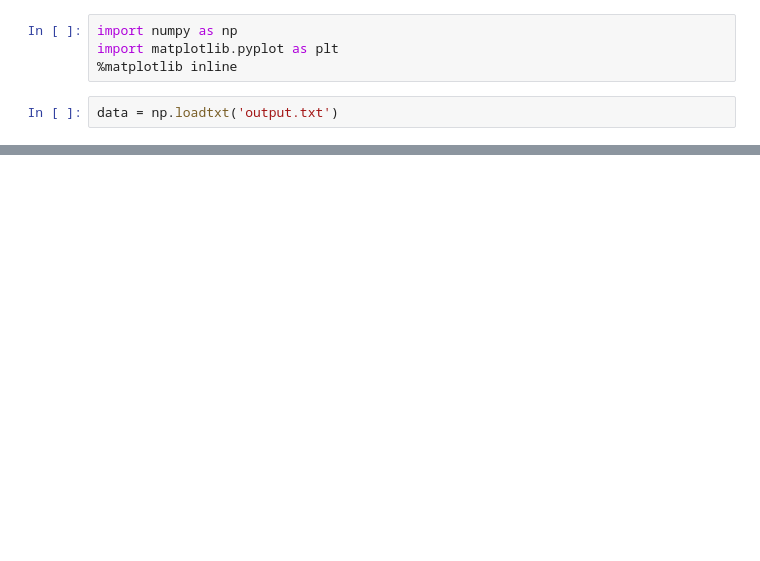
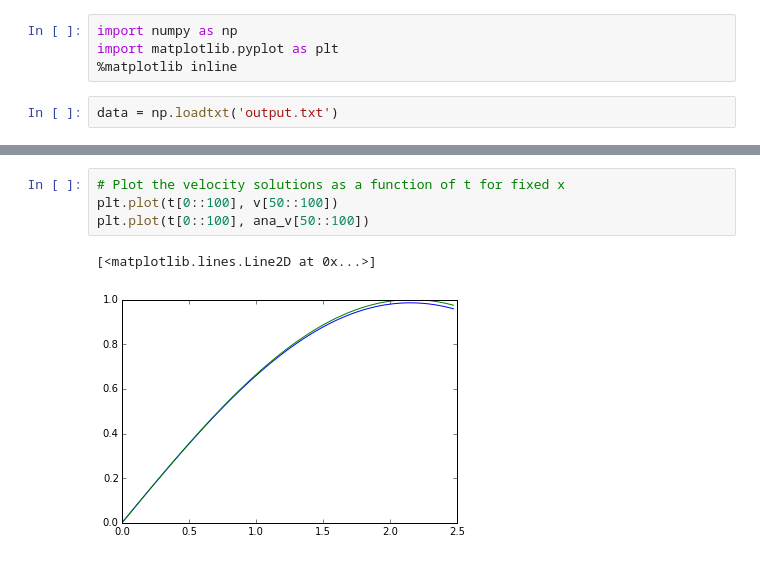
Before and after one commit to willdich/stz, a Jupyter notebook: plots.ipynb, the cells around one changed output, grey strips where cells are left out. Cells and saved outputs as stored; diff of their text form; blank space fills up the shorter version.

```diff
--- a/plots.ipynb
+++ b/plots.ipynb
@@ -71,0 +46,7 @@ ValueError: x and y must have same first dimension
+# %%
+# Plot the velocity solutions as a function of t for fixed x
+plt.plot(t[0::100], v[50::100])
+plt.plot(t[0::100], ana_v[50::100])
+# %% [output]
+[<matplotlib.lines.Line2D at 0x...>]
+[figure, added]
```
Also changed, not shown: parts of 15 cells of this notebook, 1 other file.
